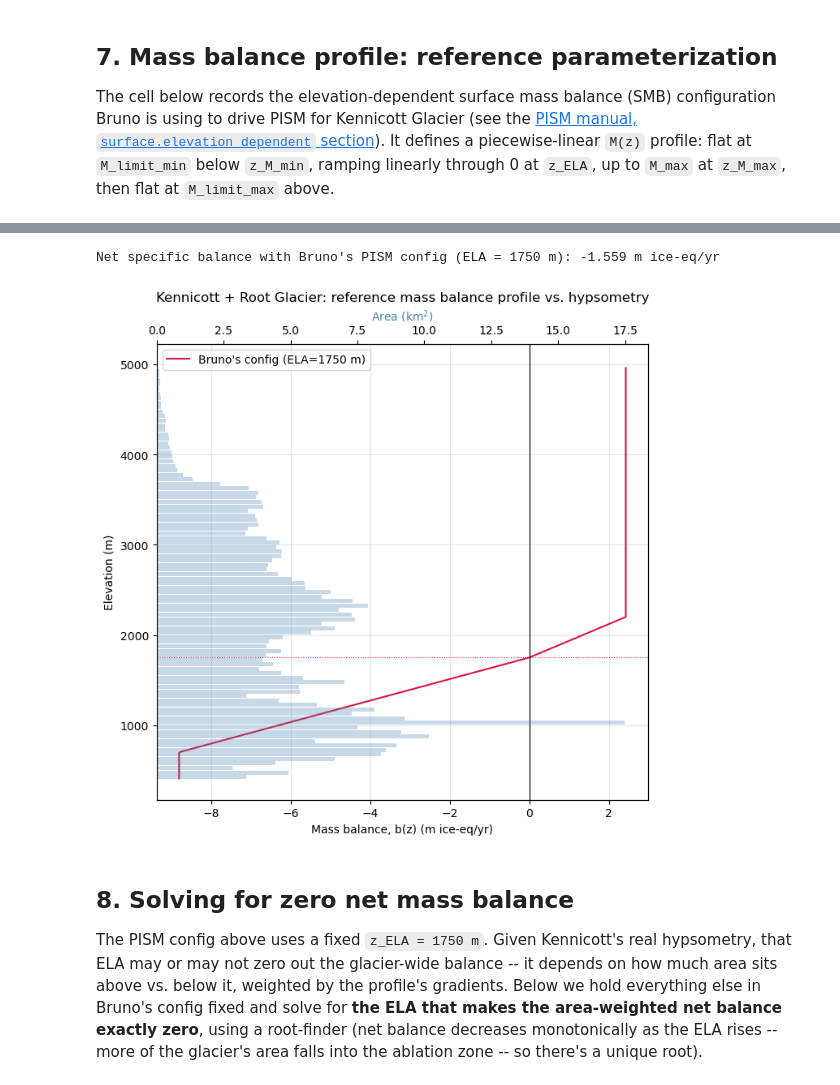
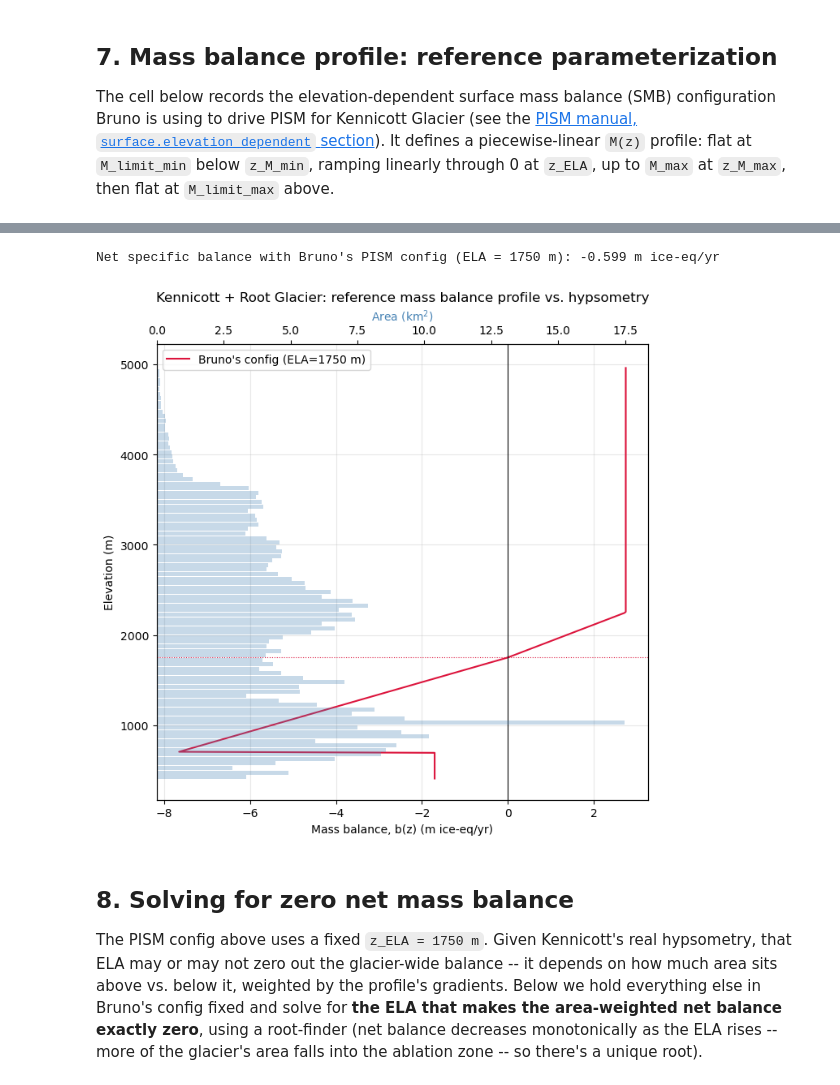
Before and after one commit to tbartholomaus/kennicott_smb, a Jupyter notebook: kennicott_mass_balance.ipynb, the cells around one changed output, grey strips where cells are left out. Drawn from its saved outputs; the diff is of its cells as text; code cells hidden in the pictures.

Commit message:
Tim edits of the SMB parameters

```diff
--- a/kennicott_mass_balance.ipynb
+++ b/kennicott_mass_balance.ipynb
@@ -45,7 +45,7 @@ from scipy.optimize import brentq
 PROJ_DIR = Path.cwd()
 
 # Local cache for downloaded RGI + DEM data (kept out of git via .gitignore below)
-DATA_DIR = PROJ_DIR / "rgi_data"
+DATA_DIR = PROJ_DIR / "data_downloads"
 DATA_DIR.mkdir(exist_ok=True)
 COP30_TILE_DIR = DATA_DIR / "cop30_tiles"
 COP30_TILE_DIR.mkdir(exist_ok=True)
@@ -414,15 +415,27 @@ https://www.pism.io/docs/manual/parameters/index.html#surface.elevation_dependen
+# %%
+# PISM elevation_dependent parameters (units: m ice-equivalent per year)
+# PISM_PARAMS = dict( # original params that Bruno was using
+#     z_M_min=700.0,
+#     M_min=-8.80,
+#     z_ELA=1750.0,
+#     z_M_max=2200.0,
+#     M_max=2.42,
+#     M_limit_min=-8.80,
+#     M_limit_max=2.42,
+# )
+
+# PISM elevation_dependent parameters (units: m ice-equivalent per year)
+# Tim's best read of the chart
+PISM_PARAMS = dict(
+    z_M_min     =  700.0,
+    M_min       = -7000 / RHO_ICE,
+    z_ELA       =  1750.0,
+    z_M_max     =  2250.0,
+    M_max       =  2500 / RHO_ICE,
+    M_limit_min = -1550 / RHO_ICE,
+    M_limit_max =  2500 / RHO_ICE,
+)
 # %%
-# PISM elevation_dependent parameters (units: m ice-equivalent per year)
-PISM_PARAMS = dict(
-    z_M_min=700.0,
-    M_min=-8.80,
-    z_ELA=1750.0,
-    z_M_max=2200.0,
-    M_max=2.42,
-    M_limit_min=-8.80,
-    M_limit_max=2.42,
-)
-
 def mass_balance_profile(z, z_M_min, M_min, z_ELA, z_M_max, M_max,
                           M_limit_min, M_limit_max):
     """PISM's elevation_dependent surface mass balance, b(z).
@@ -456,35 +469,35 @@ B_net_pism = net_specific_balance(bin_centers, area_km2_per_bin, **PISM_PARAMS)
 print(f"Net specific balance with Bruno's PISM config (ELA = {PISM_PARAMS['z_ELA']:.0f} m): "
       f"{B_net_pism:+.3f} m ice-eq/yr")
 
 
 def plot_mass_balance_reference(elevations, pism_params, bin_centers, area_km2_per_bin, bin_width):
     """Reference mass balance profile b(z), with the hypsometry as a second (twinned) axis."""
     fig, ax1 = plt.subplots(figsize=(7, 7))
 
     z_plot = np.linspace(elevations.min(), elevations.max(), 400)
     ax1.plot(mass_balance_profile(z_plot, **pism_params), z_plot,
              color="crimson", label=f"Bruno's config (ELA={pism_params['z_ELA']:.0f} m)")
     ax1.axvline(0, color="k", lw=0.8)
     ax1.axhline(pism_params["z_ELA"], color="crimson", lw=0.8, ls=":")
     ax1.set_xlabel("Mass balance, b(z) (m ice-eq/yr)")
     ax1.set_ylabel("Elevation (m)")
     ax1.legend(loc="upper left")
     ax1.grid(alpha=0.3)
 
     ax2 = ax1.twiny()
     ax2.barh(bin_centers, area_km2_per_bin, height=bin_width * 0.9,
              color="steelblue", alpha=0.3, zorder=0)
     ax2.set_xlabel("Area (km$^2$)", color="steelblue")
 
     ax1.set_title("Kennicott + Root Glacier: reference mass balance profile vs. hypsometry")
     plt.tight_layout()
     plt.show()
 
 
 plot_mass_balance_reference(elevations, PISM_PARAMS, bin_centers, area_km2_per_bin, BIN_WIDTH)
 # %% [output]
-Net specific balance with Bruno's PISM config (ELA = 1750 m): -1.559 m ice-eq/yr
+Net specific balance with Bruno's PISM config (ELA = 1750 m): -0.599 m ice-eq/yr
-[figure, old version]
+[figure, new version]
 # %% [markdown]
 ## 8. Solving for zero net mass balance
 
```
Also changed, not shown: parts of 6 cells of this notebook.
